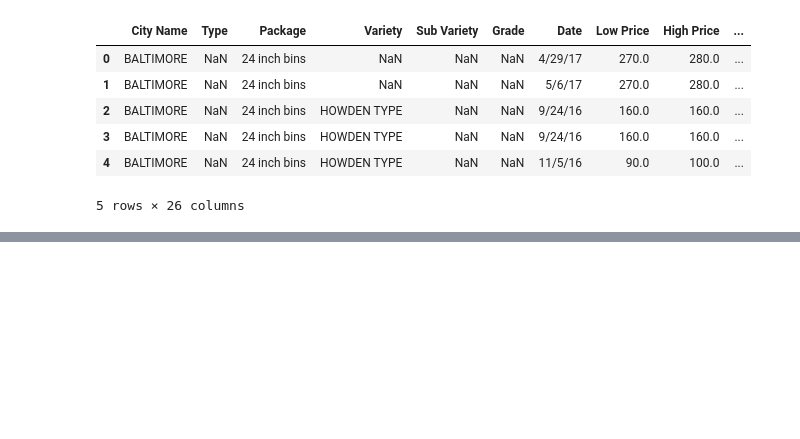
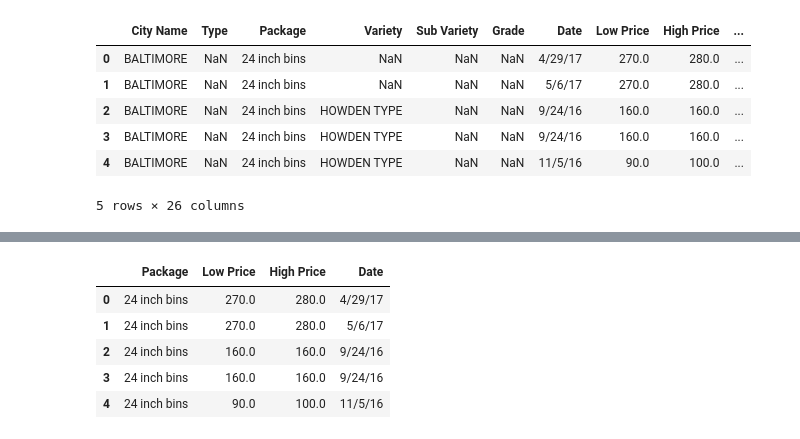
Before and after one commit to binbinao/ML-For-Beginners, a Jupyter notebook: 2-Regression/2-Data/notebook.ipynb, the cells around one changed output, grey strips where cells are left out. Cells and saved outputs as stored; diff of their text form; code cells hidden in the pictures; blank space fills up the shorter version.

```diff
--- a/2-Regression/2-Data/notebook.ipynb
+++ b/2-Regression/2-Data/notebook.ipynb
@@ -21,6 +33,15 @@ dtype: int64
 # %%
 columns_to_select = ['Package', 'Low Price', 'High Price', 'Date']
 pumpkins = pumpkins.loc[:, columns_to_select]
+# %%
+pumpkins.head()
+# %% [output]
+|  | Package | Low Price | High Price | Date |
+| 0 | 24 inch bins | 270.0 | 280.0 | 4/29/17 |
+| 1 | 24 inch bins | 270.0 | 280.0 | 5/6/17 |
+| 2 | 24 inch bins | 160.0 | 160.0 | 9/24/16 |
+| 3 | 24 inch bins | 160.0 | 160.0 | 9/24/16 |
+| 4 | 24 inch bins | 90.0 | 100.0 | 11/5/16 |
 # %%
 price = (pumpkins['Low Price'] + pumpkins['High Price']) / 2
 
```
Also changed, not shown: parts of 5 cells of this notebook, 1 other file.
